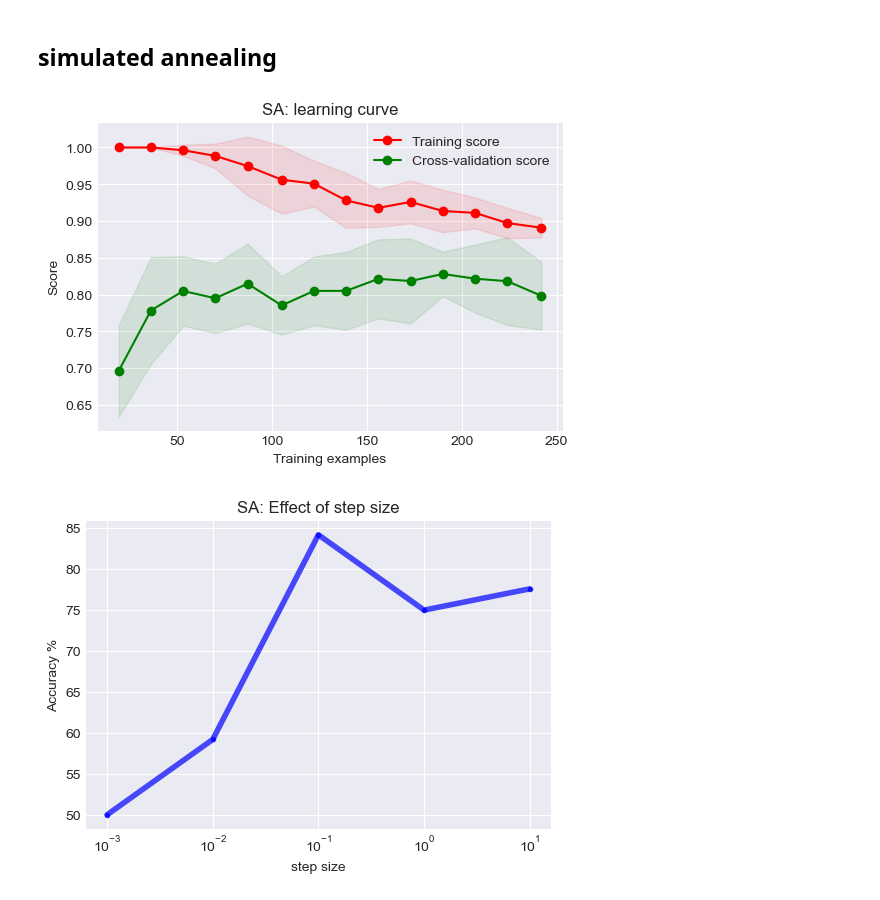
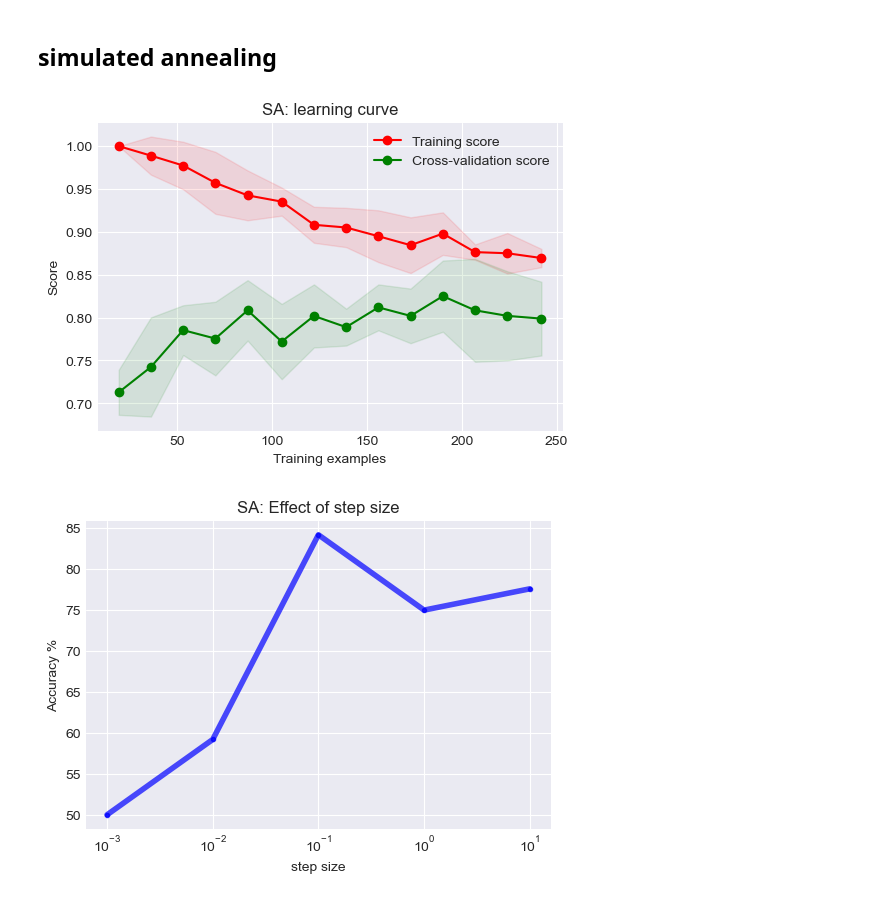
Before and after one commit to Alijafr/ML, a Jupyter notebook: assignment 2/code/Neural_Net.ipynb, the cells around one changed output. Saved outputs shown, nothing was run; the diff lists cells and outputs as text; code cells hidden in the pictures.

```diff
--- a/assignment 2/code/Neural_Net.ipynb
+++ b/assignment 2/code/Neural_Net.ipynb
@@ -337,19 +337,19 @@ plt.savefig(save_folder+"RHC_acc_lr_restart.pdf")
 # %%
 # Define SA exponential decay schedule
 exp_decay = ExpDecay(init_temp=100,
                      exp_const=0.1,
                      min_temp=0.001)
 SA =  NeuralNetwork(hidden_nodes=[10,], activation='relu',
-                       algorithm='simulated_annealing', max_iters=6000,
+                       algorithm='simulated_annealing', max_iters=4000,
                        bias=True, is_classifier=True,schedule=exp_decay, learning_rate=0.1,
                        early_stopping=False, clip_max=1e10,random_state =102,
                        max_attempts=100, curve=False)
 title = 'SA: learning curve'
 plt = plot_learning_curve(SA,title,X,y.squeeze(1),n_jobs=-1)
 plt.savefig(save_folder+ "SA_learning_curve.pdf")
 plt.show()
 # %% [output]
-[figure, old version]
+[figure, new version]
 # %%
 lrs = [10.0,1.0,0.1,0.01,0.001]
 exp_decay = ExpDecay(init_temp=100,
```
Also changed, not shown: parts of 15 cells of this notebook, 44 other files.
